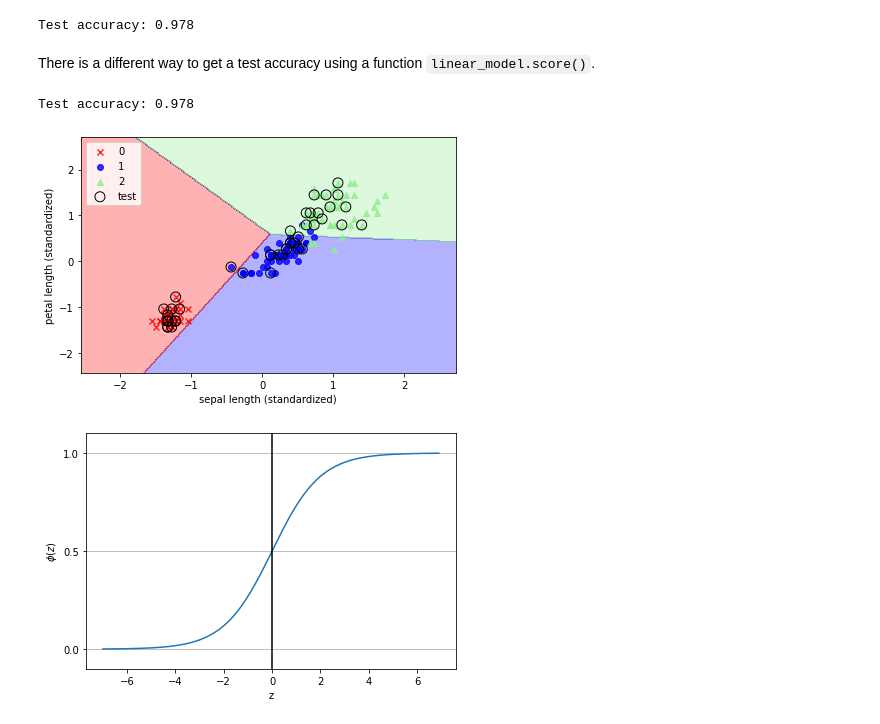
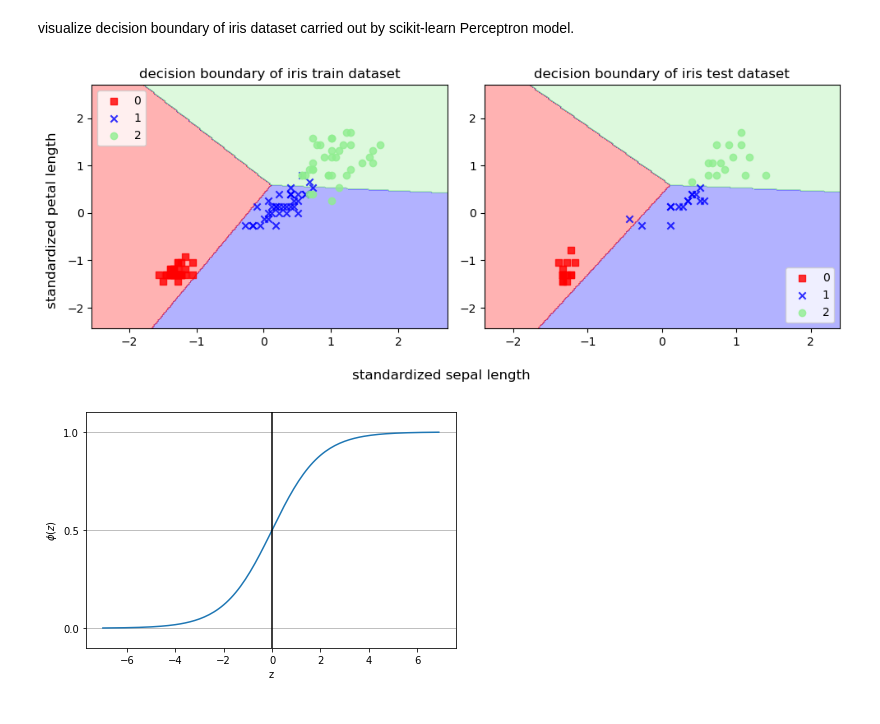
Before and after one commit to hanjihun2000/machine-learning, a Jupyter notebook: guide/classification-models.ipynb, the cells around one changed output. Saved outputs shown, nothing was run; the diff lists cells and outputs as text; code cells hidden in the pictures.

Commit message:
fix the first part of the guide * change data preprocessing step to a single function `std_preprocessing` * update cells -> remove/merge unnecessary lines of code for better readability   of the guide

````diff
--- a/guide/classification-models.ipynb
+++ b/guide/classification-models.ipynb
@@ -18,0 +25,2 @@ X_test_std = ss.transform(X_test)
+# %%
+X_train_std, X_test_std, y_train, y_test = std_preprocessing(X, y)
@@ -27,30 +40,17 @@ Perceptron(eta0=0.1, random_state=1)
-# %%
-from sklearn.metrics import accuracy_score
-
-y_pred = ppn.predict(X_test_std)
-print('Test accuracy: %.3f' % accuracy_score(y_true=y_test, y_pred=y_pred))
-# %% [output]
-Test accuracy: 0.978
-# %% [markdown]
-There is a different way to get a test accuracy using a function ```linear_model.score()```.
-# %%
-print('Test accuracy: %.3f' % ppn.score(X_test_std, y_test))
-# %% [output]
-Test accuracy: 0.978
 # %%
+import matplotlib.pyplot as plt
 from matplotlib.colors import ListedColormap
 
-def plot_decision_boundary(X, y, classifier, step=0.02, test_idx=None):
-    markers = ('x', 'o', '^', 'v')
-    colors = ['red', 'blue', 'lightgreen', 'gray']
+def plot_decision_boundary(X, y, classifier, step=0.02):
+    markers = ("s", "x", "o", "^", "v")
+    colors = ["red", "blue", "lightgreen", "gray", "cyan"]
     cmap = ListedColormap(colors[:len(np.unique(y))])
 
     x1_min, x1_max = X[:, 0].min(), X[:, 0].max()
     x2_min, x2_max = X[:, 1].min(), X[:, 1].max()
     # np.meshgrid returns coordinate matrices from coordinate vectors
-    x1_coordinates, x2_coordinates = np.meshgrid(
-        np.arange(x1_min - 1, x1_max + 1, step),
-        np.arange(x2_min - 1, x2_max + 1, step))
+    x1_coordinates, x2_coordinates = np.meshgrid(np.arange(x1_min - 1, x1_max + 1, step),
+                                                 np.arange(x2_min - 1, x2_max + 1, step))
     # transpose an array using np.array.T
     Z = classifier.predict(np.array([x1_coordinates.ravel(), x2_coordinates.ravel()]).T)
     Z = Z.reshape(x1_coordinates.shape)
@@ -61,23 +61,27 @@ def plot_decision_boundary(X, y, classifier, step=0.02, test_idx=None):
     for idx, cl in enumerate(np.unique(y)):
         # boolean masking
         plt.scatter(x=X[y == cl, 0], y=X[y == cl, 1], alpha=0.8, c=colors[idx], marker=markers[idx], label=cl)
-
-    # plot test data
-    if test_idx:
-        X_test, y_test = X[test_idx, :], y[test_idx]
-        plt.scatter(X_test[:, 0], X_test[:, 1], facecolor='none', edgecolor='black',
-                    alpha=1.0, linewidth=1, marker='o', s=100, label='test')
+# %% [markdown]
+visualize decision boundary of iris dataset carried out by scikit-learn Perceptron model.
 # %%
-X_combined_std = np.vstack((X_train_std, X_test_std))
-y_combined = np.hstack((y_train, y_test))
-plot_decision_boundary(X_combined_std, y_combined, classifier=ppn, test_idx=range(105, 150))
-plt.xlabel('sepal length (standardized)')
-plt.ylabel('petal length (standardized)')
-plt.legend(loc='upper left')
+fig = plt.figure(figsize=(10, 4))
+fig.supxlabel("standardized sepal length")
+fig.supylabel("standardized petal length")
+
+plt.subplot(1, 2, 1)
+plot_decision_boundary(X_train_std, y_train, classifier=ppn)
+plt.title("decision boundary of iris train dataset")
+plt.legend(loc="upper left")
+plt.tight_layout()
+
+plt.subplot(1, 2, 2)
+plot_decision_boundary(X_test_std, y_test, classifier=ppn)
+plt.title("decision boundary of iris test dataset")
+plt.legend(loc="lower right")
 plt.tight_layout()
 plt.show()
 # %% [output]
-[figure, old version]
+[figure, new version]
 # %%
 def sigmoid(z):
     return 1.0 / (1 + np.exp(-z))
````
Also changed, not shown: parts of 9 cells of this notebook.
